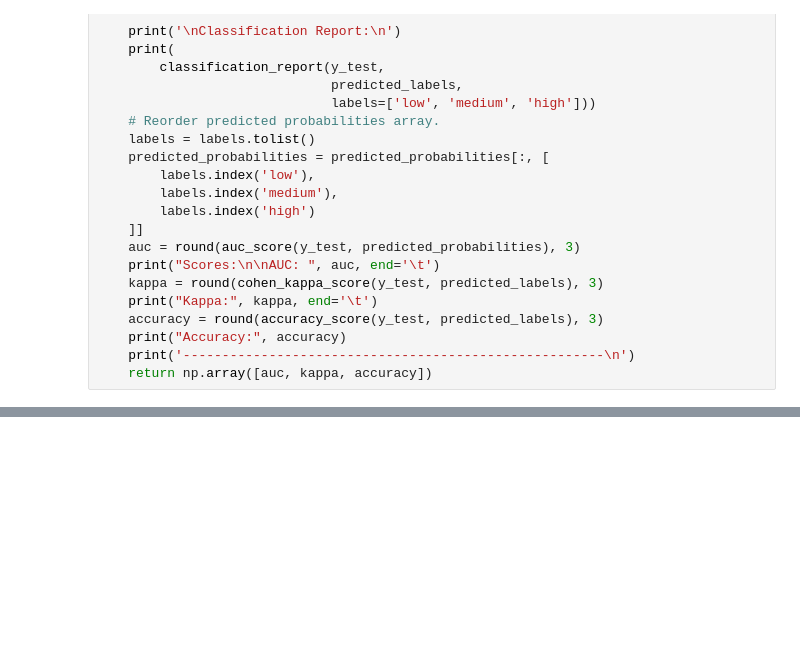
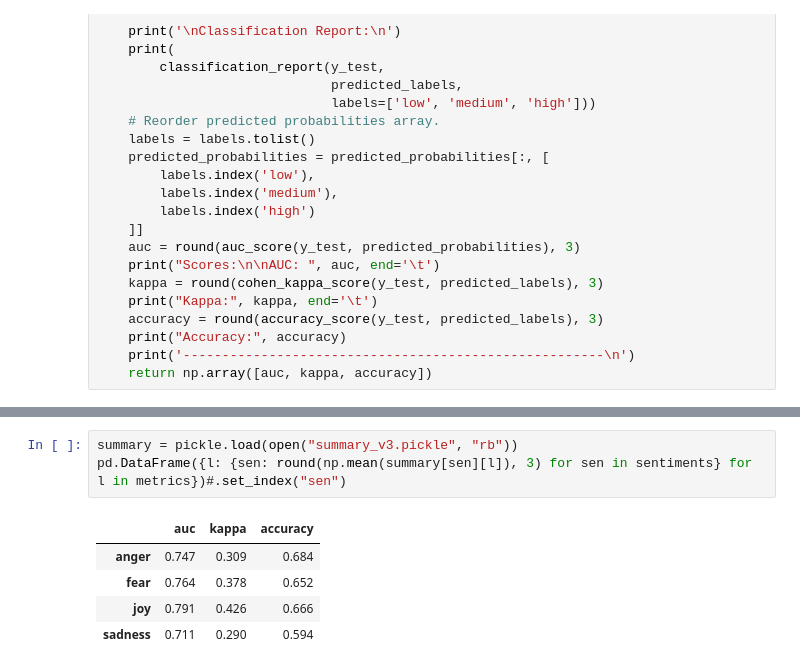
Before and after one commit to furrutiav/NLP-Competition-1, a Jupyter notebook: 03 Evaluacion.ipynb, the cells around one changed output, grey strips where cells are left out. Saved outputs shown, nothing was run; the diff lists cells and outputs as text; blank space fills up the shorter version.

```diff
--- a/03 Evaluacion.ipynb
+++ b/03 Evaluacion.ipynb
@@ -194,0 +199,9 @@ summary_baseline
+# %%
+summary = pickle.load(open("summary_v3.pickle", "rb"))
+pd.DataFrame({l: {sen: round(np.mean(summary[sen][l]), 3) for sen in sentiments} for l in metrics})#.set_index("sen")
+# %% [output]
+|  | auc | kappa | accuracy |
+| anger | 0.747 | 0.309 | 0.684 |
+| fear | 0.764 | 0.378 | 0.652 |
+| joy | 0.791 | 0.426 | 0.666 |
+| sadness | 0.711 | 0.290 | 0.594 |
```
Also changed, not shown: parts of 11 cells of this notebook, 13 other files.
